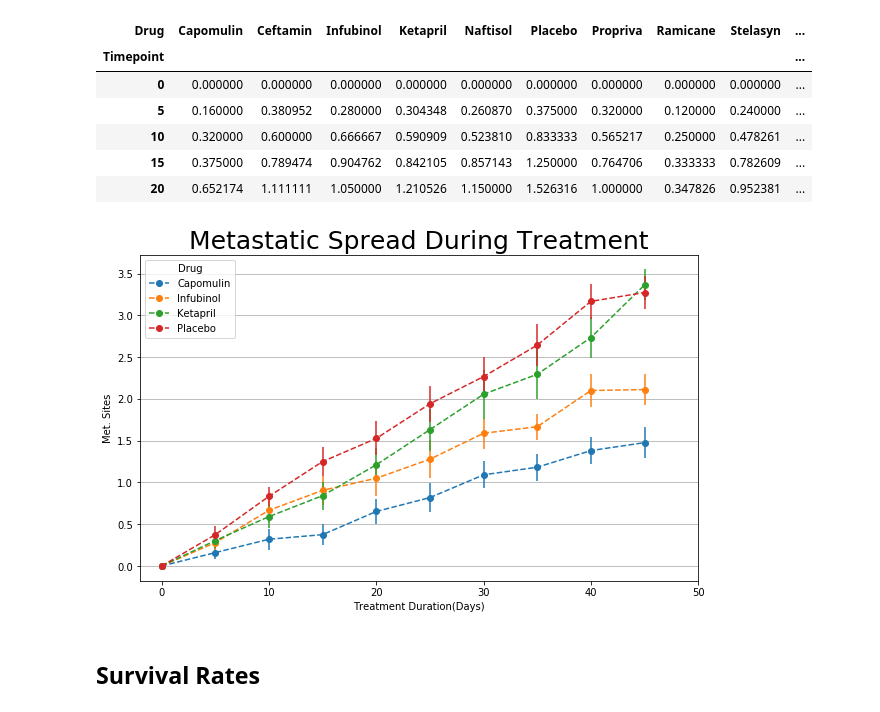
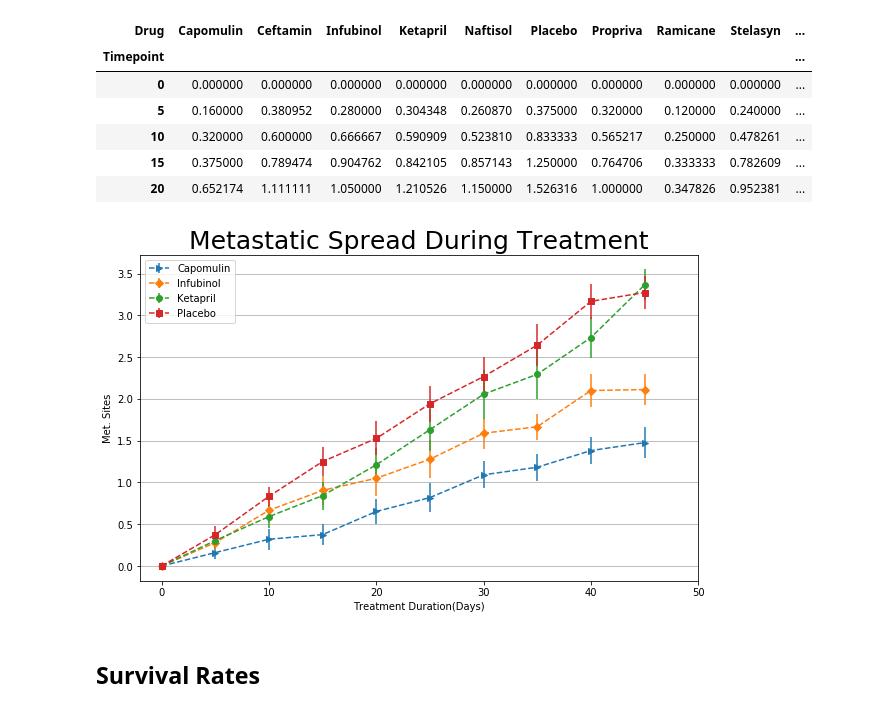
Before and after one commit to josephsy96/Matplotlib-Challenge, a Jupyter notebook: pymaceuticals_starter.ipynb, the cells around one changed output. Cells and saved outputs as stored; diff of their text form; code cells hidden in the pictures.

```diff
--- a/pymaceuticals_starter.ipynb
+++ b/pymaceuticals_starter.ipynb
@@ -169,22 +169,27 @@ meta_se_err = pd.pivot_table(meta_se_sum, index=['Timepoint'], values=['Metastat
 meta_se_err.columns = meta_se_err.columns.droplevel(0)
 meta_se_select = meta_se_err[['Capomulin', 'Infubinol', 'Ketapril', 'Placebo']]
 # %%
+#plotting individual drugs with unique markers
 meta_select = meta_pivot[['Capomulin', 'Infubinol', 'Ketapril', 'Placebo']]
-err = [meta_se_select]
-meta_plot = meta_select.plot(kind="line", marker='o',figsize=(10,6), linestyle='dashed', yerr = (meta_se_select)*2)
+
+tumor_select = tumor_pivot[['Capomulin', 'Infubinol', 'Ketapril', 'Placebo']]
+meta_select['Capomulin'].plot(kind="line", marker='>',figsize=(10,6),linestyle='dashed', yerr=(meta_se_select)*2)
+meta_select['Infubinol'].plot(kind="line", marker='D',figsize=(10,6),linestyle='dashed', yerr=(meta_se_select)*2)
+meta_select['Ketapril'].plot(kind="line", marker='o',figsize=(10,6),linestyle='dashed', yerr=(meta_se_select)*2)
+meta_select['Placebo'].plot(kind="line", marker='s',figsize=(10,6),linestyle='dashed', yerr=(meta_se_select)*2)
 
 # Save the Figure
 plt.title('Metastatic Spread During Treatment',size=25)
-
+plt.legend()
 plt.xlabel('Treatment Duration(Days)')
 plt.ylabel('Met. Sites')
 plt.xlim(-2,50)
 plt.grid(axis='y')
 plt.savefig('Images/meta_chart.png')
 # Show the Figure
 plt.show()
 # %% [output]
-[figure, old version]
+[figure, new version]
 # %% [markdown]
 ## Survival Rates
 # %%
```
Also changed, not shown: parts of 1 cell of this notebook, 2 other files.
